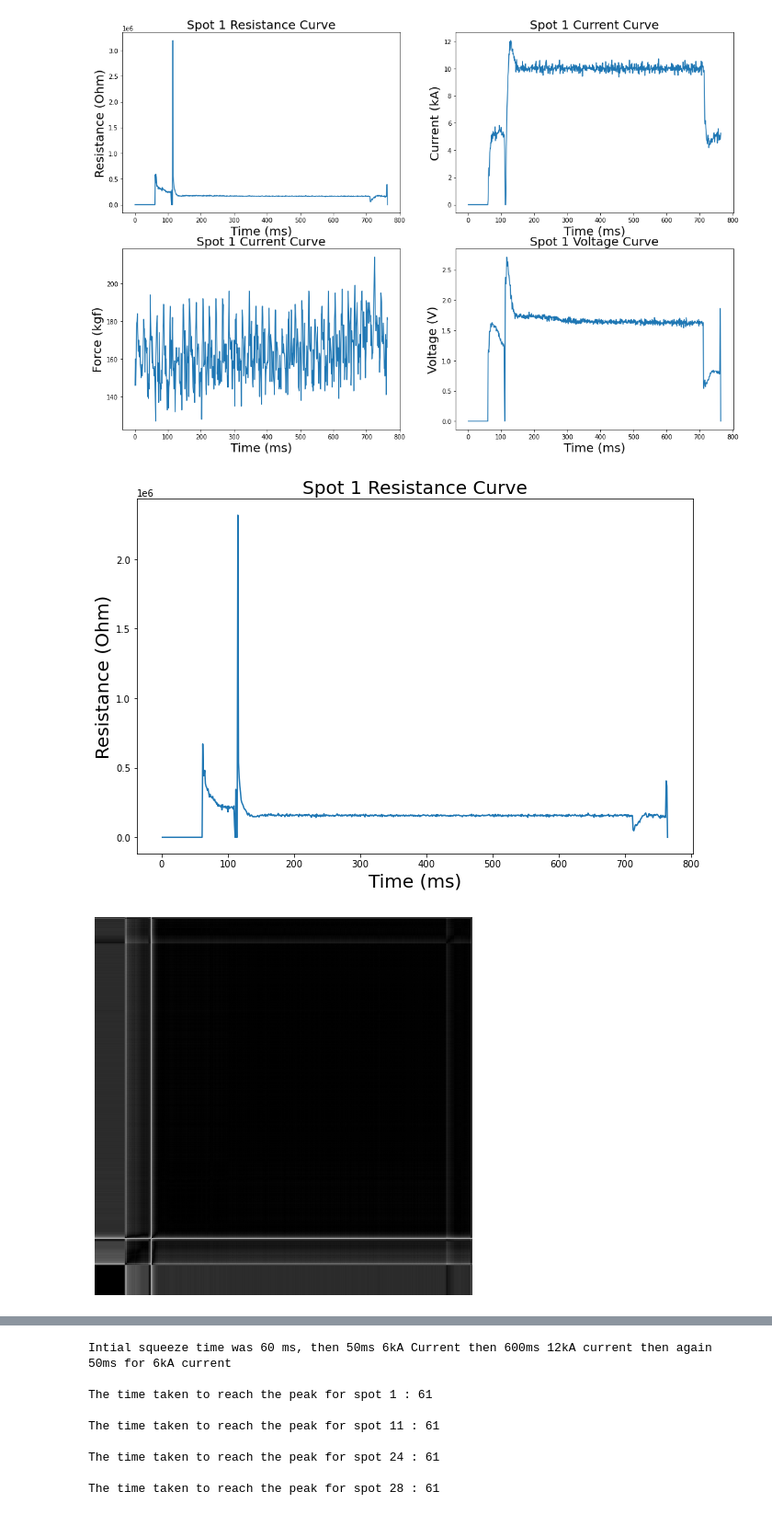
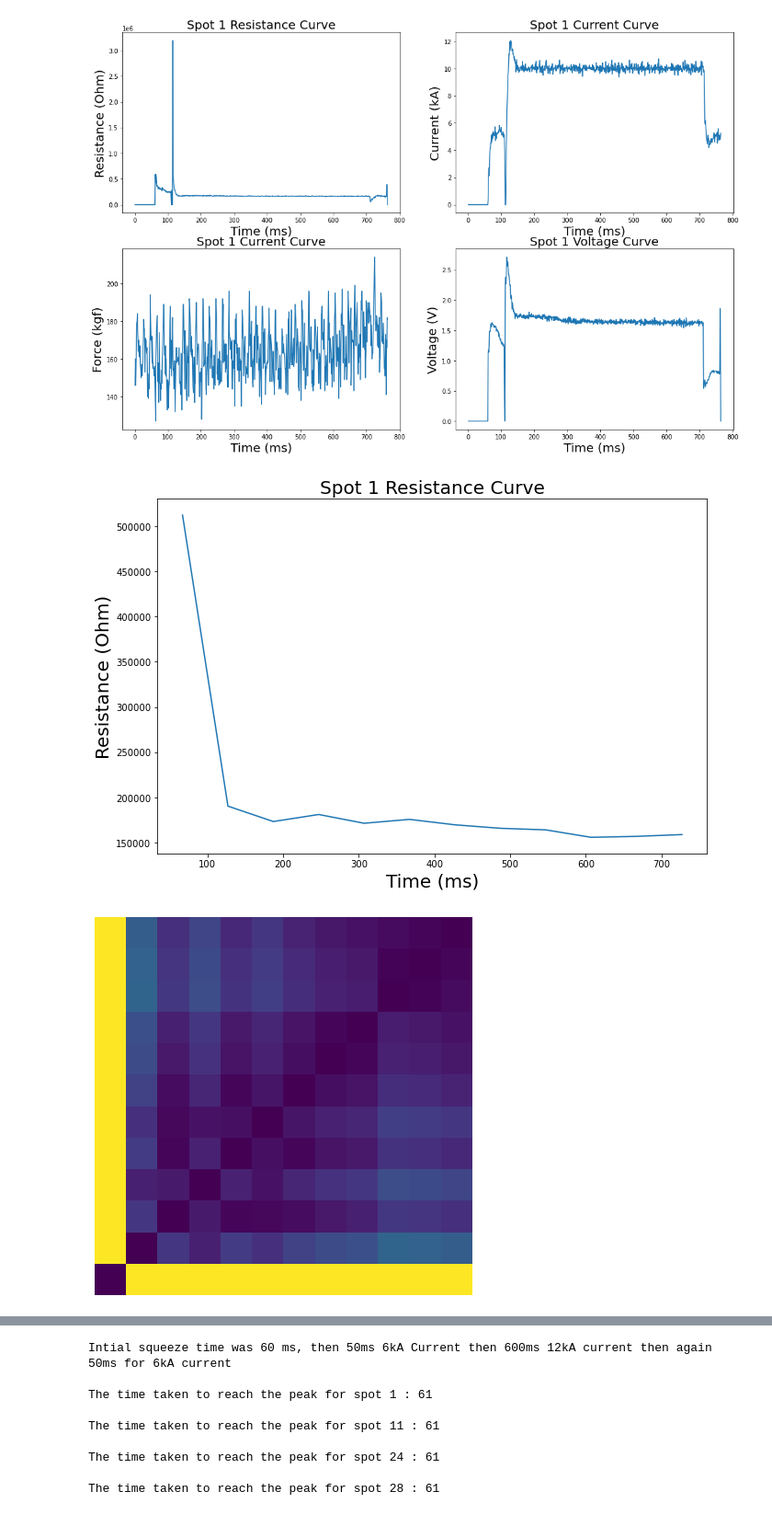
Before and after one commit to Protagonist-8/SpotProject, a Jupyter notebook: spot_eda.ipynb, the cells around one changed output, grey strips where cells are left out. Shown at 92% size. Cells and saved outputs as stored; diff of their text form; code cells hidden in the pictures.

```diff
--- a/spot_eda.ipynb
+++ b/spot_eda.ipynb
@@ -312,7 +299,8 @@ path34=rf"C:\Users\pavan kumar\OneDrive\Desktop\Internship Work Docs\Spot data 2
 path50=rf"C:\Users\pavan kumar\OneDrive\Desktop\Internship Work Docs\Spot data 24-05-2025\{50}.xlsx"
 path68=rf"C:\Users\pavan kumar\OneDrive\Desktop\Internship Work Docs\Spot data 24-05-2025\{68}.xlsx"
 
-time=None
+time=np.arange(66,765,60)
+# time=None
 
 df1=pre_process(data_path=path1,timestamps=time)
 df2=pre_process(data_path=path2,timestamps=time)
@@ -335,7 +323,7 @@ df68=pre_process(data_path=path68,timestamps=time)
 plt.figure(figsize=(18,12))
 
 plt.subplot(2,2,1)
-plt.plot(df27["Time"],df27["Resistance (Ohm)"])
+plt.plot(df1["Time"],df1["Resistance (Ohm)"])
 plt.xlabel("Time (ms)",fontsize=20)
 plt.ylabel("Resistance (Ohm)",fontsize=20)
 plt.title("Spot 1 Resistance Curve",fontsize=20)
@@ -373,40 +361,41 @@ plt.title("Spot 1 Resistance Curve",fontsize=20)
 plt.tight_layout()
 plt.show()
 # %% [output]
-[figure, old version]
+[figure, new version]
 # %%
 import numpy as np
 import matplotlib.pyplot as plt
 from sklearn.preprocessing import MinMaxScaler
 
-# --- Input: 1D signal from your dataframe ---
-signal = df68["Resistance (Ohm)"].values.astype(np.float32)
+def get_rp_matrix(signal_values,N=0.3):
+    # --- Input: 1D signal from your dataframe ---
+    signal = signal_values.values.astype(np.float32)
 
-# --- Optional: Normalize signal to [0, 1] for better image quality ---
-scaler = MinMaxScaler()
-signal = scaler.fit_transform(signal.reshape(-1, 1)).flatten()
+    # --- Optional: Normalize signal to [0, 1] for better image quality ---
+    scaler = MinMaxScaler()
+    signal = scaler.fit_transform(signal.reshape(-1, 1)).flatten()
 
-# --- Parameters for modified RP ---
-N = 0.3 # Threshold (can tune this)
 
-# --- Generate modified recurrence plot ---
-K = len(signal)
-rp_matrix = np.zeros((K, K), dtype=np.float32)
+    # --- Generate modified recurrence plot ---
+    K = len(signal)
+    rp_matrix = np.zeros((K, K), dtype=np.float32)
 
-for i in range(K):
-    for j in range(K):
-        diff = abs(signal[i] - signal[j])
-        rp_matrix[i, j] = N if diff > N else diff
+    for i in range(K):
+        for j in range(K):
+            diff = abs(signal[i] - signal[j])
+            rp_matrix[i, j] = N if diff > N else diff
 
-# --- Optional: Normalize for better image contrast ---
-rp_matrix = (rp_matrix - rp_matrix.min()) / (rp_matrix.max() - rp_matrix.min())
+    # --- Optional: Normalize for better image contrast ---
+    rp_matrix = (rp_matrix - rp_matrix.min()) / (rp_matrix.max() - rp_matrix.min())
 
-# --- Plot and save as image ---
+    return rp_matrix
+
+rp_mat=get_rp_matrix(signal_values=df1["Resistance (Ohm)"])
 plt.figure(figsize=(6, 6))
-plt.imshow(rp_matrix, cmap='gray', origin='lower')
+plt.imshow(rp_mat, cmap='viridis', origin='lower')
 plt.axis('off')
 plt.tight_layout()
-# plt.savefig("modified_recurrence_plot.png", dpi=300)
+
 plt.show()
 # %% [output]
-[figure, old version]
+[figure, new version]
```
Also changed, not shown: parts of 2 cells of this notebook.
